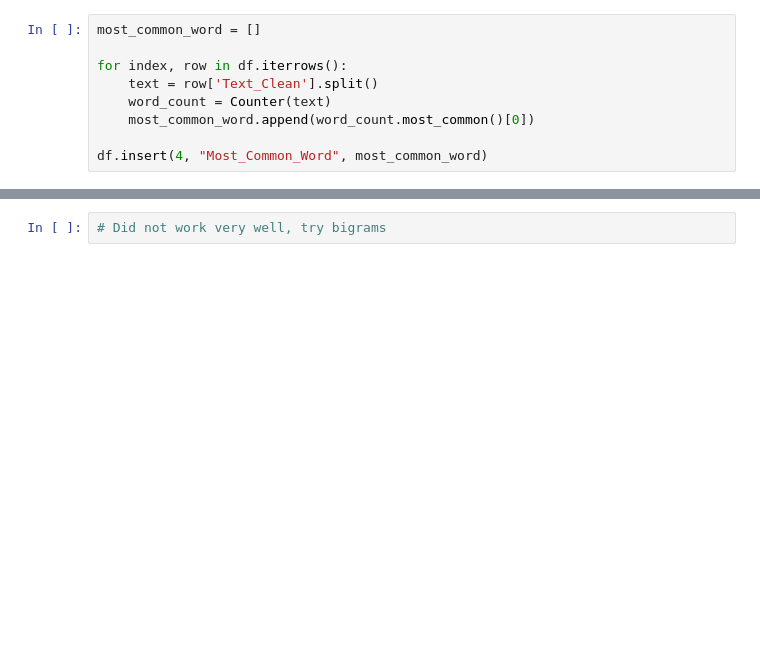
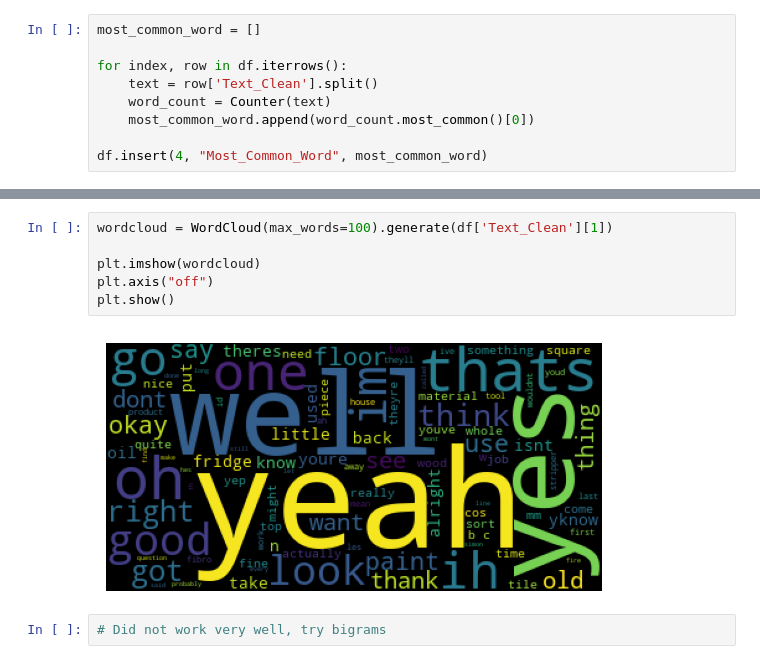
Before and after one commit to jn432/ANLP, a Jupyter notebook: Assignment 1/AT1.ipynb, the cells around one changed output, grey strips where cells are left out. Drawn from its saved outputs; the diff is of its cells as text; blank space fills up the shorter version.

```diff
--- a/Assignment 1/AT1.ipynb
+++ b/Assignment 1/AT1.ipynb
@@ -326,2 +390,10 @@ df.head(10)
+# %%
+wordcloud = WordCloud(max_words=100).generate(df['Text_Clean'][1])
+
+plt.imshow(wordcloud)
+plt.axis("off")
+plt.show()
+# %% [output]
+[figure, added]
 # %%
 # Did not work very well, try bigrams
```
Also changed, not shown: parts of 5 cells of this notebook.
